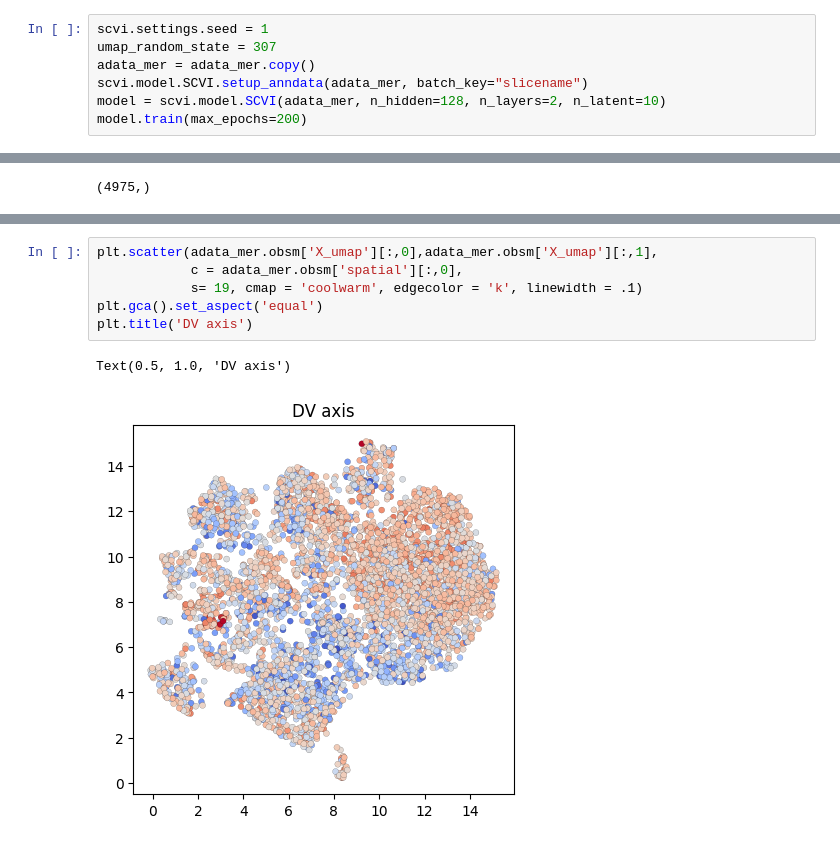
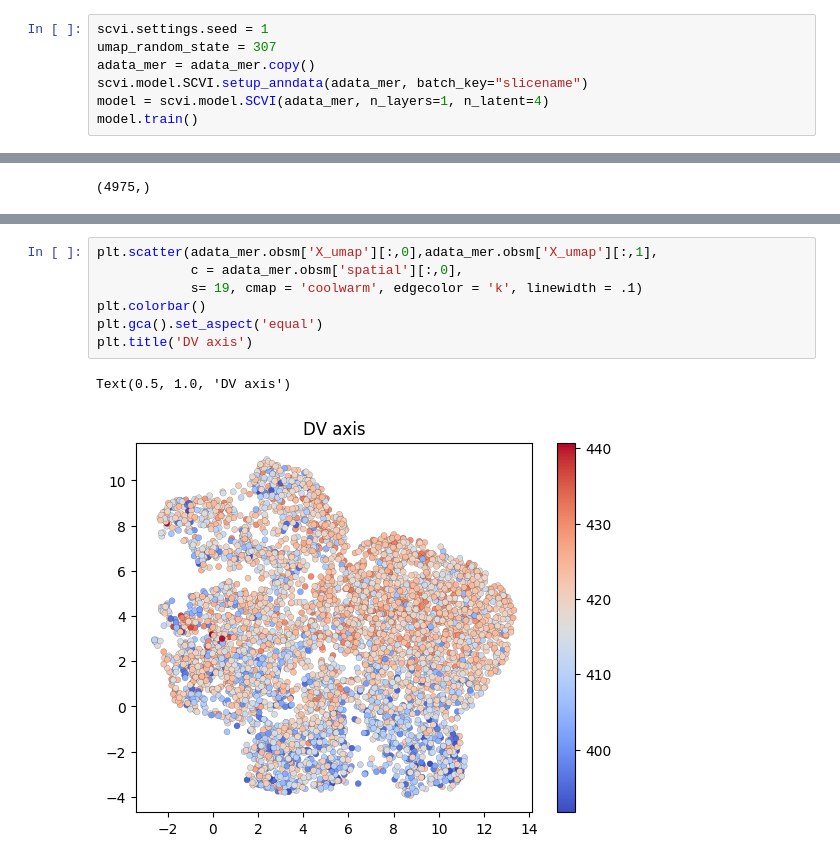
Before and after one commit to AllenNeuralDynamics/LCNE_transcriptomics_preprocess, a Jupyter notebook: notebooks/MERFISH_preprocess.ipynb, the cells around one changed output, grey strips where cells are left out. Saved outputs shown, nothing was run; the diff lists cells and outputs as text.

```diff
--- a/notebooks/MERFISH_preprocess.ipynb
+++ b/notebooks/MERFISH_preprocess.ipynb
@@ -288,8 +288,8 @@ scvi.settings.seed = 1
 umap_random_state = 307
 adata_mer = adata_mer.copy()
 scvi.model.SCVI.setup_anndata(adata_mer, batch_key="slicename")
-model = scvi.model.SCVI(adata_mer, n_hidden=128, n_layers=2, n_latent=10)
-model.train(max_epochs=200)
+model = scvi.model.SCVI(adata_mer, n_layers=1, n_latent=4)
+model.train()
 # %% [output]
 INFO: [rank: 0] Seed set to 1
 INFO:lightning.fabric.utilities.seed:[rank: 0] Seed set to 1
@@ -378,12 +385,13 @@ Text(0.5, 1.0, 'MAX of marker genes')
 # %%
 plt.scatter(adata_mer.obsm['X_umap'][:,0],adata_mer.obsm['X_umap'][:,1],
             c = adata_mer.obsm['spatial'][:,0],
             s= 19, cmap = 'coolwarm', edgecolor = 'k', linewidth = .1)
+plt.colorbar()
 plt.gca().set_aspect('equal')
 plt.title('DV axis')
 # %% [output]
 Text(0.5, 1.0, 'DV axis')
-[figure, old version]
+[figure, new version]
 # %%
 s = 5
 plt.figure(figsize = (10, 4))
```
Also changed, not shown: parts of 8 cells of this notebook, 2 other files.
